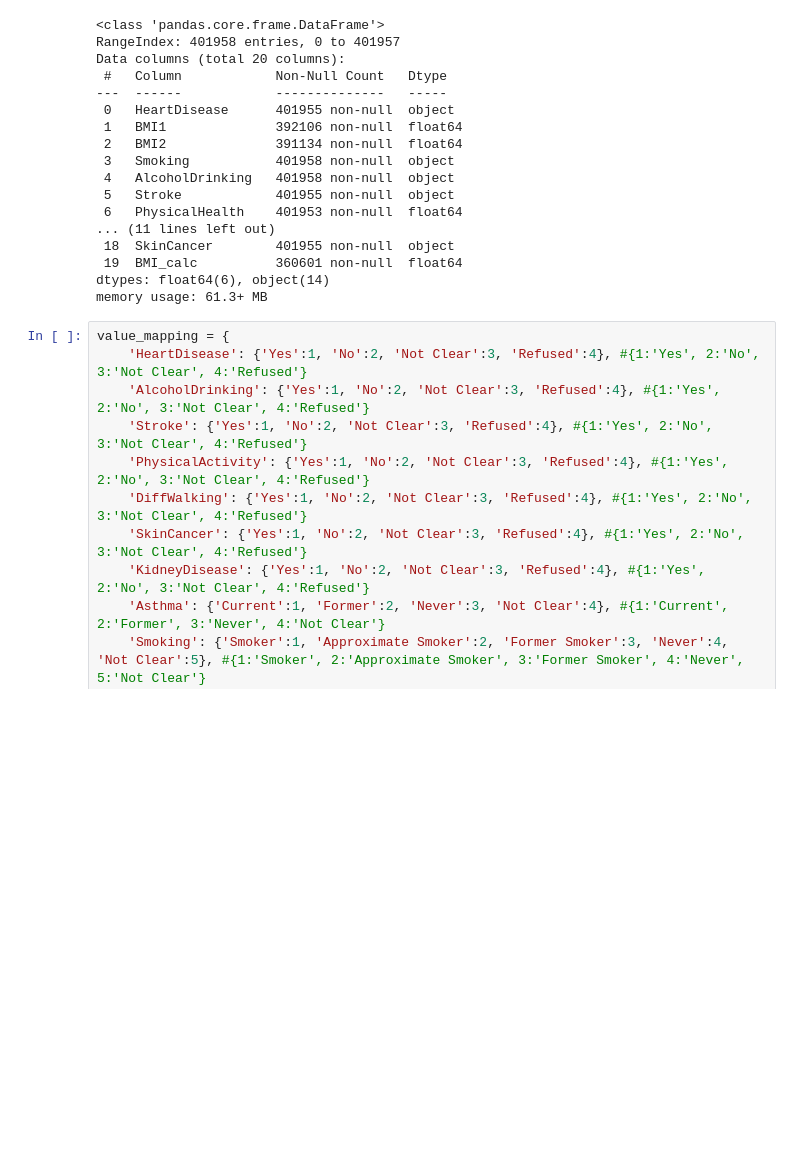
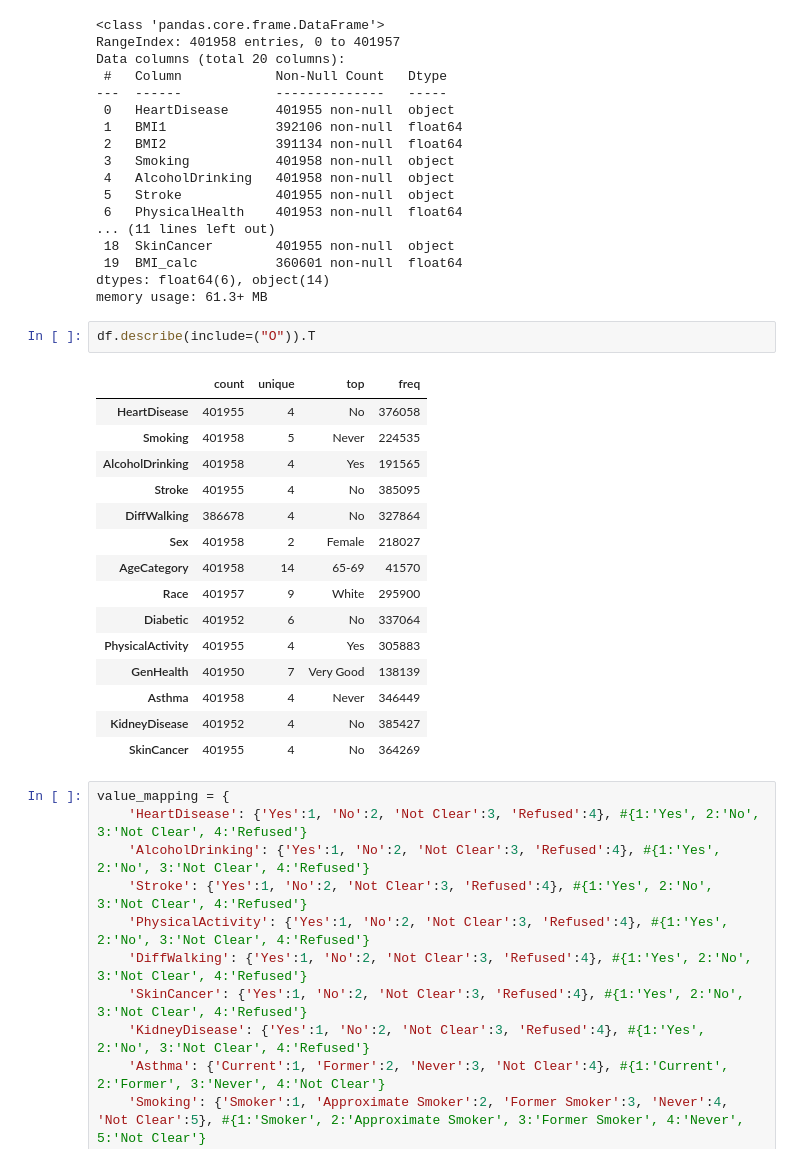
Before and after one commit to yahyamomtaz/Heart-Attack-Project, a Jupyter notebook: heart-attack-complete-project.ipynb, the cells around one changed output. Drawn from its saved outputs; the diff is of its cells as text; blank space fills up the shorter version.

```diff
--- a/heart-attack-complete-project.ipynb
+++ b/heart-attack-complete-project.ipynb
@@ -168,6 +187,24 @@ Data columns (total 20 columns):
  19  BMI_calc          360601 non-null  float64
 dtypes: float64(6), object(14)
 memory usage: 61.3+ MB
+# %%
+df.describe(include=("O")).T
+# %% [output]
+|  | count | unique | top | freq |
+| HeartDisease | 401955 | 4 | No | 376058 |
+| Smoking | 401958 | 5 | Never | 224535 |
+| AlcoholDrinking | 401958 | 4 | Yes | 191565 |
+| Stroke | 401955 | 4 | No | 385095 |
+| DiffWalking | 386678 | 4 | No | 327864 |
+| Sex | 401958 | 2 | Female | 218027 |
+| AgeCategory | 401958 | 14 | 65-69 | 41570 |
+| Race | 401957 | 9 | White | 295900 |
+| Diabetic | 401952 | 6 | No | 337064 |
+| PhysicalActivity | 401955 | 4 | Yes | 305883 |
+| GenHealth | 401950 | 7 | Very Good | 138139 |
+| Asthma | 401958 | 4 | Never | 346449 |
+| KidneyDisease | 401952 | 4 | No | 385427 |
+| SkinCancer | 401955 | 4 | No | 364269 |
 # %%
 value_mapping = {
     'HeartDisease': {'Yes':1, 'No':2, 'Not Clear':3, 'Refused':4}, #{1:'Yes', 2:'No', 3:'Not Clear', 4:'Refused'}
```
Also changed, not shown: parts of 12 cells of this notebook, 2 other files.
